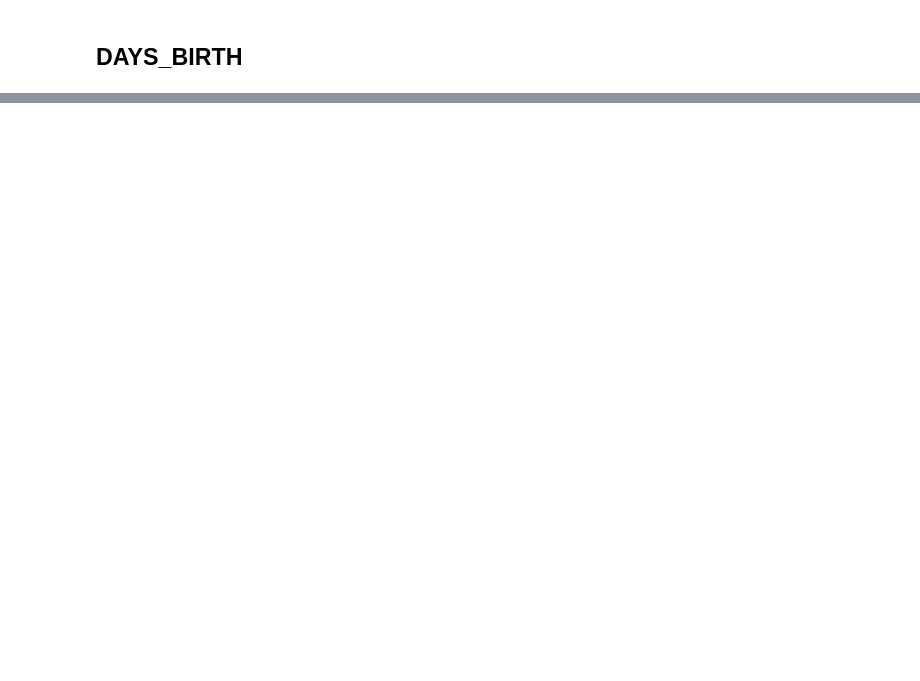
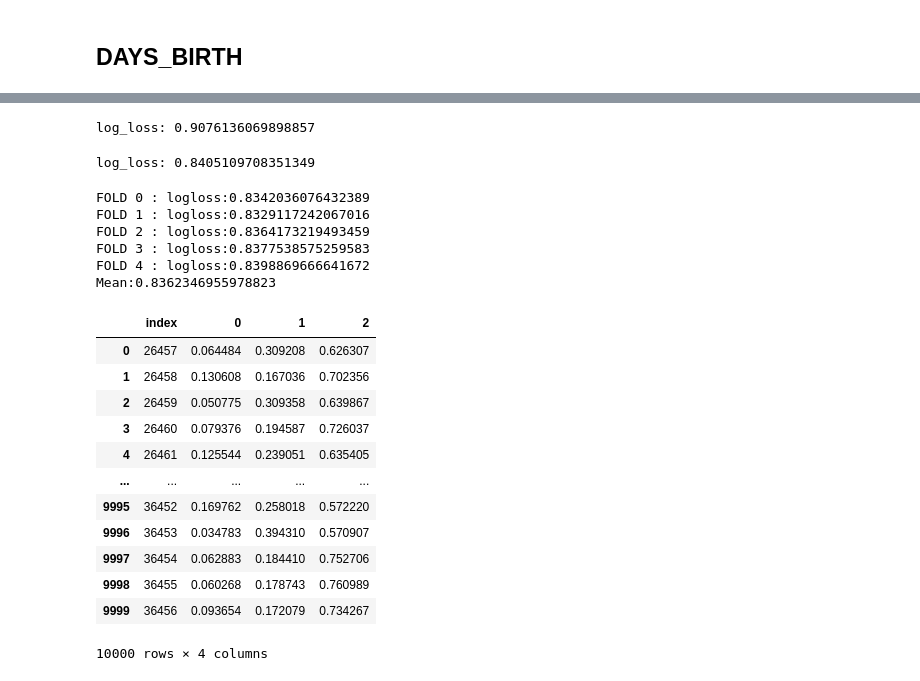
Before and after one commit to JxxHxxx/Ubion-CreditCardUserPrediction, a Jupyter notebook: Code/LJH_EDA&Preprocessing.ipynb, the cells around one changed output, grey strips where cells are left out. Saved outputs shown, nothing was run; the diff lists cells and outputs as text; code cells hidden in the pictures; blank space fills up the shorter version.

```diff
--- a/Code/LJH_EDA&Preprocessing.ipynb
+++ b/Code/LJH_EDA&Preprocessing.ipynb
@@ -276,0 +332,68 @@ Name: DAYS_BIRTH, Length: 26457, dtype: int32
+# %%
+rf_pred=RandomForestClassifier()
+rf_pred.fit(X_train, y_train)
+y_pred=rf_pred.predict_proba(X_val)
+
+print(f"log_loss: {log_loss(to_categorical(y_val['credit']), y_pred)}")
+# %% [output]
+log_loss: 0.9076136069898857
+# %%
+gb_pred=GradientBoostingClassifier()
+gb_pred.fit(X_train, y_train)
+y_pred=gb_pred.predict_proba(X_val)
+
+print(f"log_loss: {log_loss(to_categorical(y_val['credit']), y_pred)}")
+# %% [output]
+log_loss: 0.8405109708351349
+# %%
+from sklearn.model_selection import KFold, StratifiedKFold
+
+def run_kfold(clf):
+    folds=StratifiedKFold(n_splits=5, shuffle=True, random_state=2021)
+    outcomes=[]
+    sub=np.zeros((test_x.shape[0], 3))
+    for n_fold, (train_index, val_index) in enumerate(folds.split(train_x, train_y)):
+        X_train, X_val = train_x.iloc[train_index], train_x.iloc[val_index]
+        y_train, y_val = train_y.iloc[train_index], train_y.iloc[val_index]
+        clf.fit(X_train, y_train)
+
+        predictions=clf.predict_proba(X_val)
+
+        logloss=log_loss(to_categorical(y_val['credit']), predictions)
+        outcomes.append(logloss)
+        print(f"FOLD {n_fold} : logloss:{logloss}")
+
+        sub+=clf.predict_proba(test_x)
+
+
+    mean_outcome=np.mean(outcomes)
+
+    print("Mean:{}".format(mean_outcome))
+    return sub/folds.n_splits
+
+my_submission = run_kfold(gb_pred)
+# %% [output]
+FOLD 0 : logloss:0.8342036076432389
+FOLD 1 : logloss:0.8329117242067016
+FOLD 2 : logloss:0.8364173219493459
+FOLD 3 : logloss:0.8377538575259583
+FOLD 4 : logloss:0.8398869666641672
+Mean:0.8362346955978823
+# %%
+submission.loc[:,1:]=my_submission
+# %%
+submission
+# %% [output]
+|  | index | 0 | 1 | 2 |
+| 0 | 26457 | 0.064484 | 0.309208 | 0.626307 |
+| 1 | 26458 | 0.130608 | 0.167036 | 0.702356 |
+| 2 | 26459 | 0.050775 | 0.309358 | 0.639867 |
+| 3 | 26460 | 0.079376 | 0.194587 | 0.726037 |
+| 4 | 26461 | 0.125544 | 0.239051 | 0.635405 |
+| ... | ... | ... | ... | ... |
+| 9995 | 36452 | 0.169762 | 0.258018 | 0.572220 |
+| 9996 | 36453 | 0.034783 | 0.394310 | 0.570907 |
+| 9997 | 36454 | 0.062883 | 0.184410 | 0.752706 |
+| 9998 | 36455 | 0.060268 | 0.178743 | 0.760989 |
+| 9999 | 36456 | 0.093654 | 0.172079 | 0.734267 |
+10000 rows × 4 columns
```
Also changed, not shown: parts of 17 cells of this notebook.
